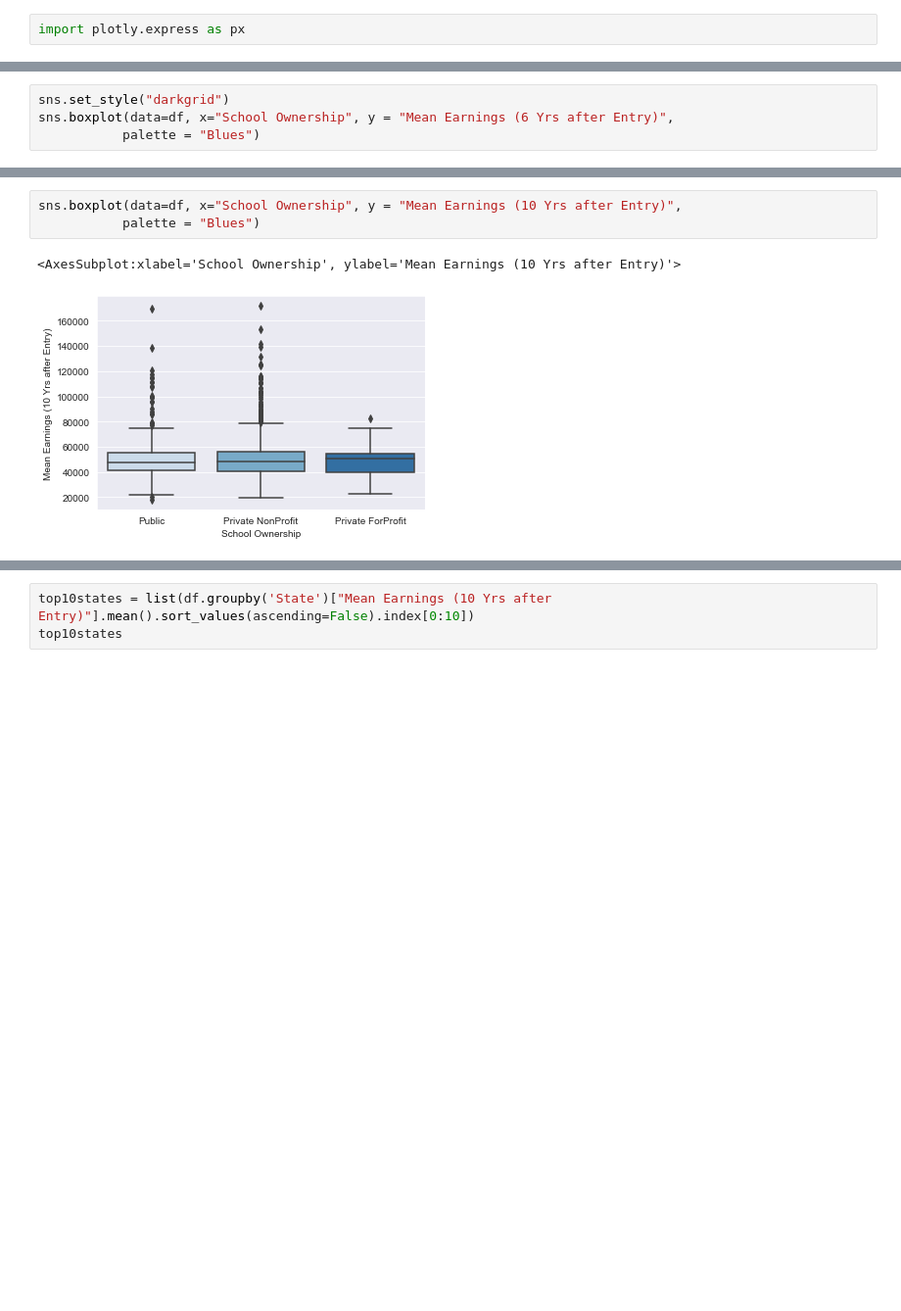
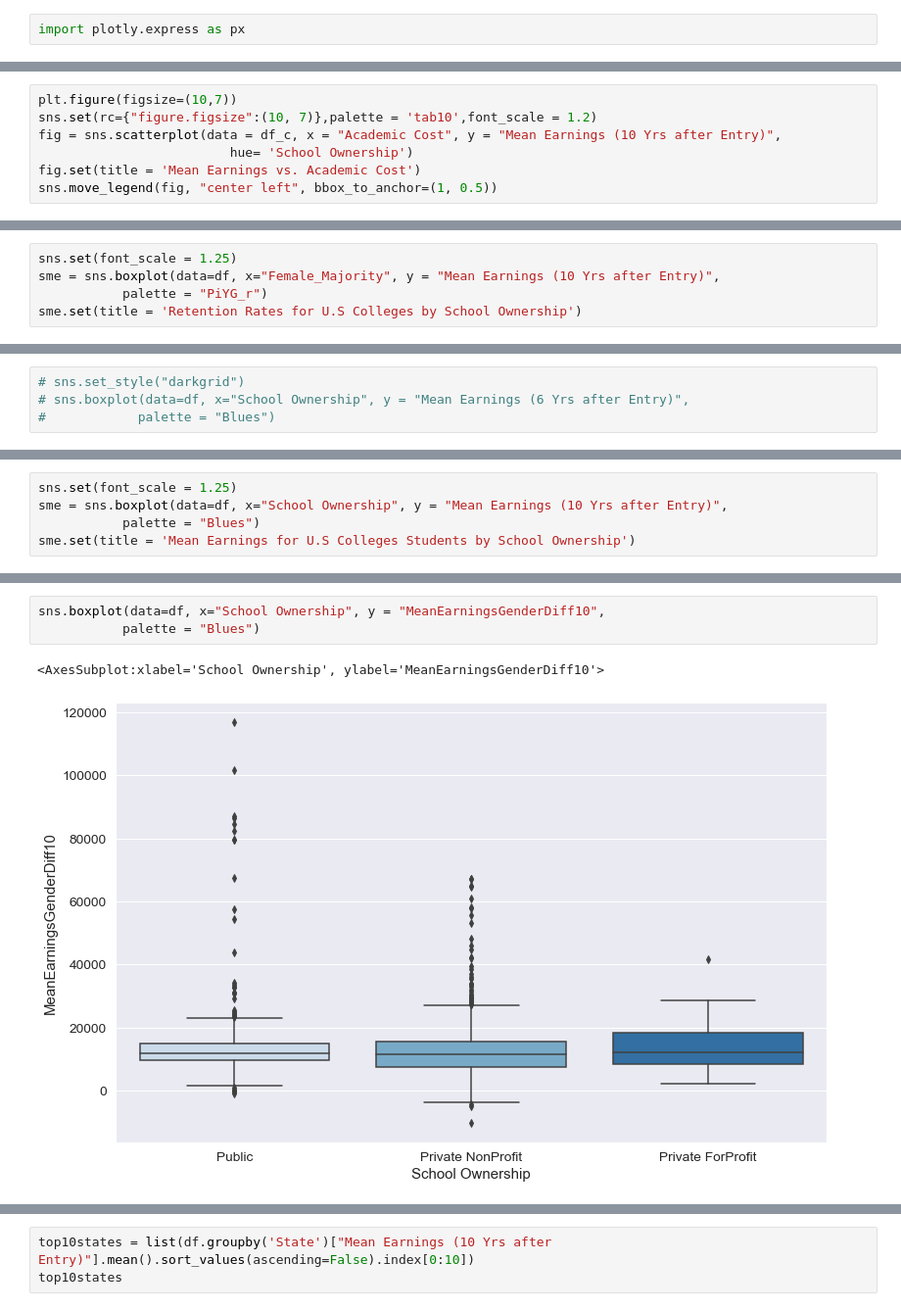
Before and after one commit to runstats21/college-score-card-analysis, a Jupyter notebook: CollegeScorecardEDA.ipynb, the cells around one changed output, grey strips where cells are left out. Shown at 98% size. Cells and saved outputs as stored; diff of their text form; blank space fills up the shorter version.

```diff
--- a/CollegeScorecardEDA.ipynb
+++ b/CollegeScorecardEDA.ipynb
@@ -99,0 +174,7 @@ fig.show()
+# %%
+plt.figure(figsize=(10,7))
+sns.set(rc={"figure.figsize":(10, 7)},palette = 'tab10',font_scale = 1.2)
+fig = sns.scatterplot(data = df_c, x = "Academic Cost", y = "Mean Earnings (10 Yrs after Entry)",
+                         hue= 'School Ownership')
+fig.set(title = 'Mean Earnings vs. Academic Cost')
+sns.move_legend(fig, "center left", bbox_to_anchor=(1, 0.5))
@@ -99,0 +183,5 @@ fig.show()
+# %%
+sns.set(font_scale = 1.25)
+sme = sns.boxplot(data=df, x="Female_Majority", y = "Mean Earnings (10 Yrs after Entry)",
+           palette = "PiYG_r")
+sme.set(title = 'Retention Rates for U.S Colleges by School Ownership')
@@ -100,4 +191,4 @@ fig.show()
 # %%
-sns.set_style("darkgrid")
-sns.boxplot(data=df, x="School Ownership", y = "Mean Earnings (6 Yrs after Entry)",
-           palette = "Blues")
+# sns.set_style("darkgrid")
+# sns.boxplot(data=df, x="School Ownership", y = "Mean Earnings (6 Yrs after Entry)",
+#            palette = "Blues")
@@ -106,0 +195,5 @@ sns.boxplot(data=df, x="School Ownership", y = "Mean Earnings (6 Yrs after Entry
+# %%
+sns.set(font_scale = 1.25)
+sme = sns.boxplot(data=df, x="School Ownership", y = "Mean Earnings (10 Yrs after Entry)",
+           palette = "Blues")
+sme.set(title = 'Mean Earnings for U.S Colleges Students by School Ownership')
@@ -107,6 +203,6 @@ sns.boxplot(data=df, x="School Ownership", y = "Mean Earnings (6 Yrs after Entry
 # %%
-sns.boxplot(data=df, x="School Ownership", y = "Mean Earnings (10 Yrs after Entry)",
+sns.boxplot(data=df, x="School Ownership", y = "MeanEarningsGenderDiff10",
            palette = "Blues")
 # %% [output]
-<AxesSubplot:xlabel='School Ownership', ylabel='Mean Earnings (10 Yrs after Entry)'>
+<AxesSubplot:xlabel='School Ownership', ylabel='MeanEarningsGenderDiff10'>
-[figure, old version]
+[figure, new version]
```
Also changed, not shown: parts of 24 cells of this notebook, 1 other file.
